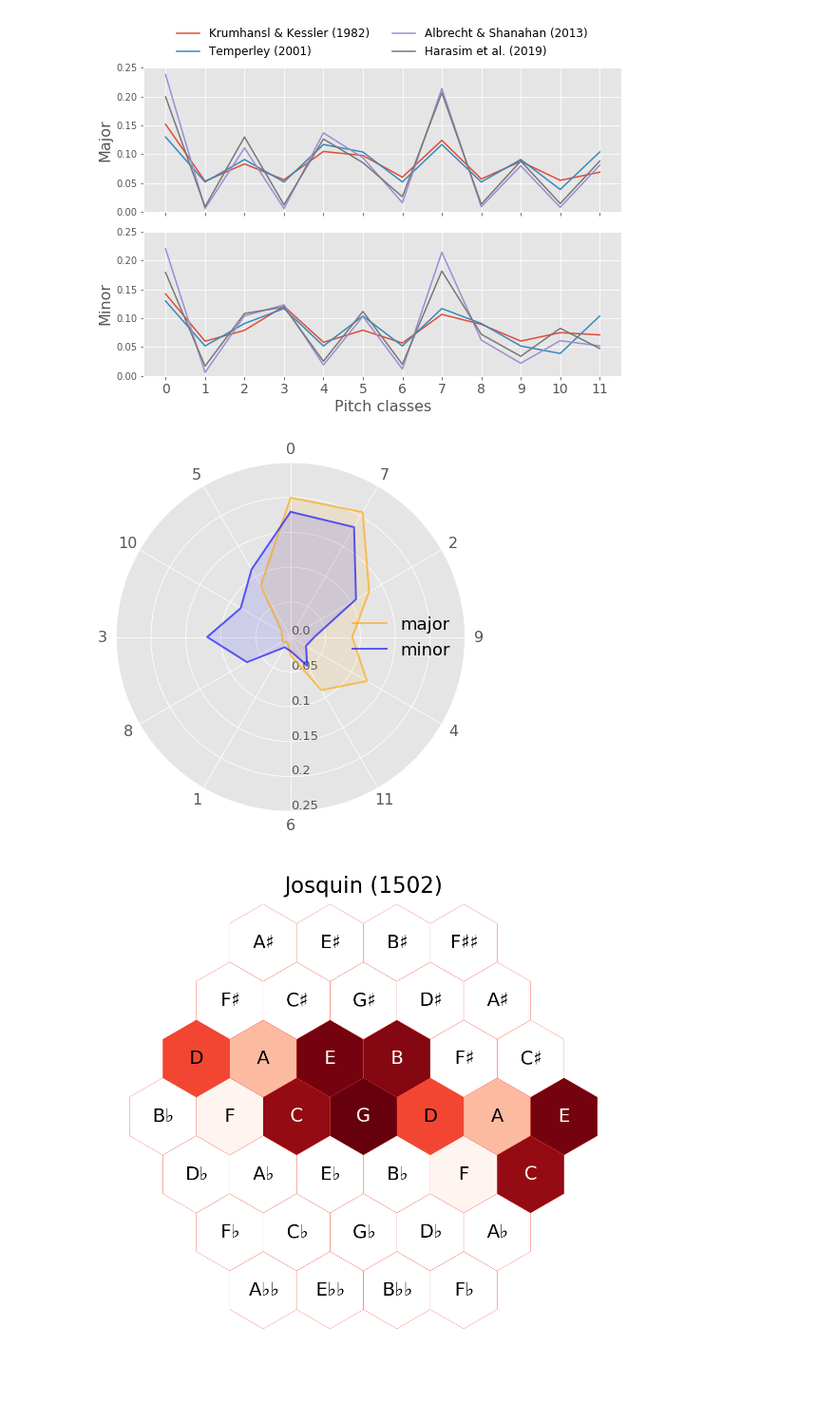
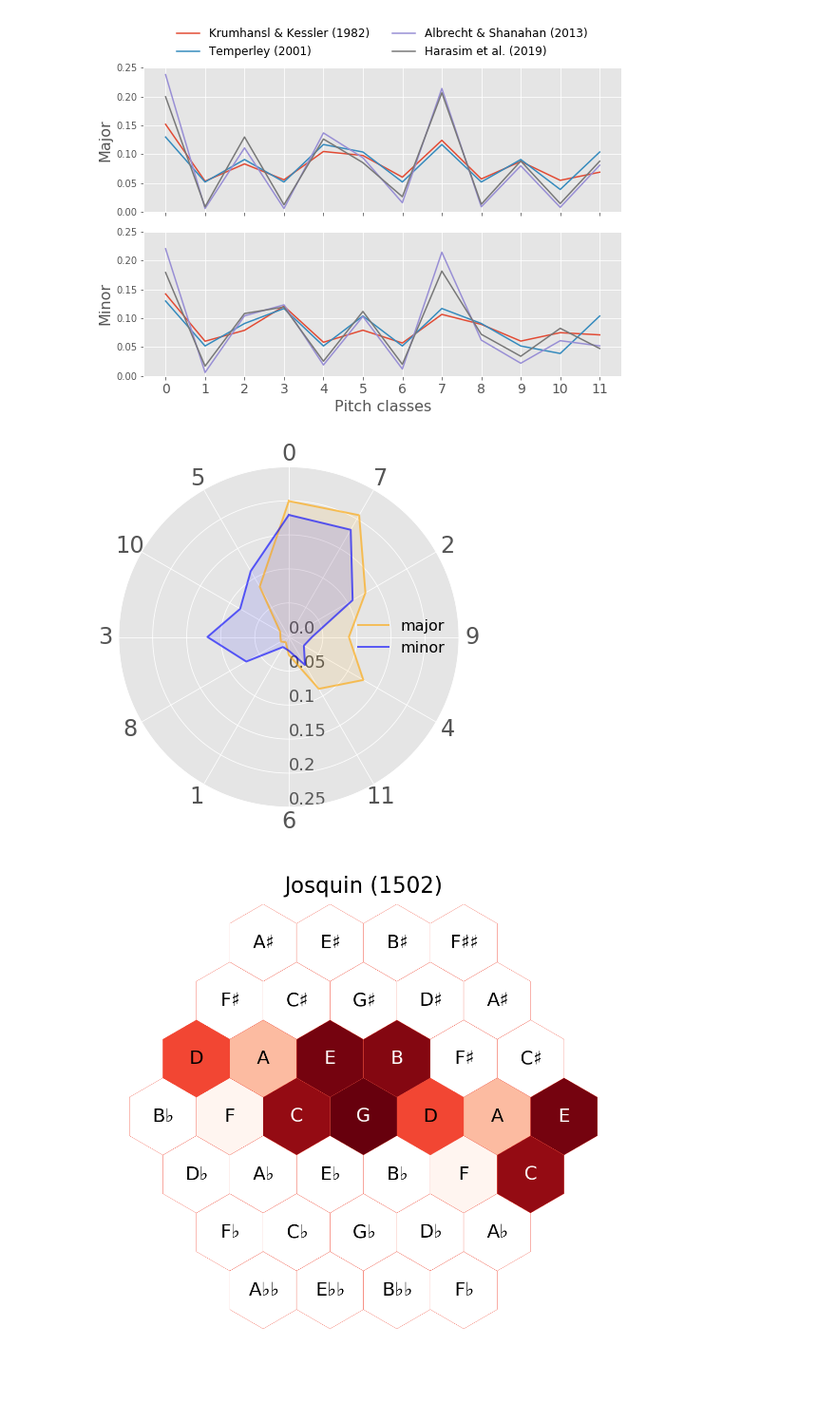
Before and after one commit to fabianmoss/cambridge-poster, a Jupyter notebook: data/Untitled.ipynb, the cells around one changed output. Shown: that part at 95% size. Saved outputs shown, nothing was run; the diff lists cells and outputs as text; code cells hidden in the pictures.

Commit message:
update plots

```diff
--- a/data/Untitled.ipynb
+++ b/data/Untitled.ipynb
@@ -83,13 +83,13 @@ def plot_radar(i, ax):
     rlabels = [0.00, 0.05, 0.10, 0.15, 0.2, 0.25]
     ax.set_rticks([l for l in rlabels])
     ax.set_rlabel_position(180)
-    ax.set_yticklabels(rlabels, fontdict={'fontsize':13, 'color':'#555555'})
+    ax.set_yticklabels(rlabels, fontdict={'fontsize':18, 'color':'#555555'})
 
     # cut off y-axis
     ax.set_ylim(0, .25)
 
     # format title
-    ax.title.set_fontsize(title_size)
+#     ax.title.set_fontsize(title_size)
     ax.title.set_position([.5, 1.1])
 
     for m in range(2):
@@ -97,7 +97,7 @@ def plot_radar(i, ax):
         values = np.append(values, values[0])
         ax.plot(angles, values, linewidth=2, linestyle='solid', label=modes[m], alpha=line_alpha, color=colors[m])
         ax.fill(angles, values, color=colors[m], alpha=area_alpha)
-        ax.set_xticklabels(fifhts_order, fontdict={'fontsize':label_size})
+        ax.set_xticklabels(fifhts_order, fontdict={'fontsize':24})
     return ax
 # %%
 # templates = templates[templates.source == 'Harasim et al. (2019)']
@@ -105,36 +105,36 @@ def plot_radar(i, ax):
 from math import pi
 
 fifhts_order = [k*7 % 12 for k in range(12)]
 title_size = 18
 label_size = 16
 area_alpha = 0.1
 line_alpha = 0.6
 
 # angle of each axis
 angles = [n / float(12) * 2 * pi for n in range(12)]
 # add first angle in order to close the circle
 angles += angles[:1]
 
 fig, ax = plt.subplots(nrows=1, ncols=1, figsize=(12, 8), subplot_kw={'polar':True})
 
 fig.set_figheight(6)
 fig.set_figwidth(8)
 fig.subplots_adjust(wspace=1)
 
 modes  = ["major", "minor"]
 colors = ['orange', 'blue']
 
 plot_radar(1, ax)
 
-ax.legend(loc=5, frameon=False, fontsize=18)
+ax.legend(loc=5, frameon=False, fontsize=16)
 
 fig.tight_layout()
 
-# plt.savefig("../img/radars.png", format="png", dpi=300, bbox_inches="tight")
+plt.savefig("../img/radars.png", format="png", dpi=300, bbox_inches="tight")
 
 plt.show()
 # %% [output]
-[figure, old version]
+[figure, new version]
 # %%
 def plot_lof(piece):
 
```
Also changed, not shown: 6 other files.
